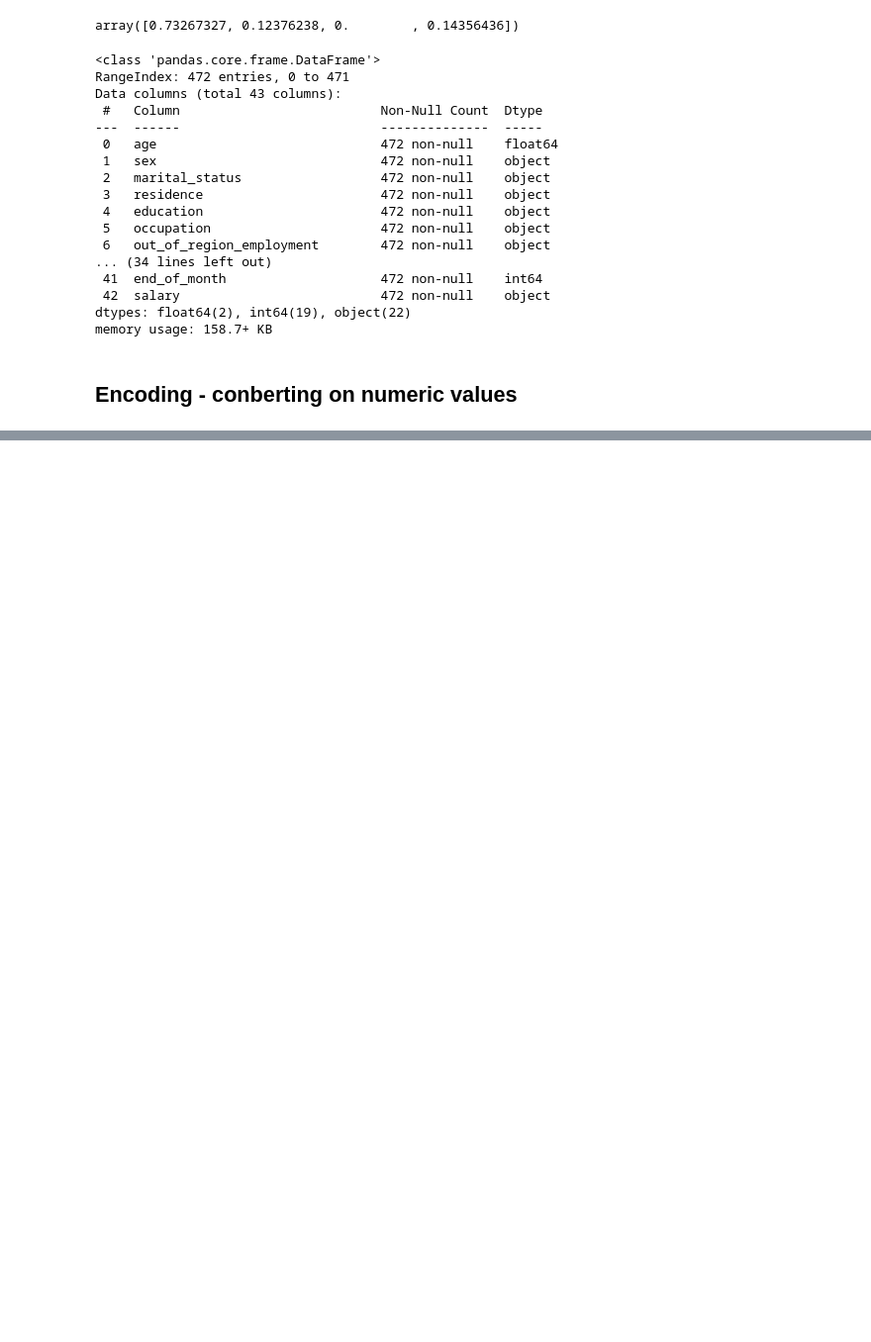
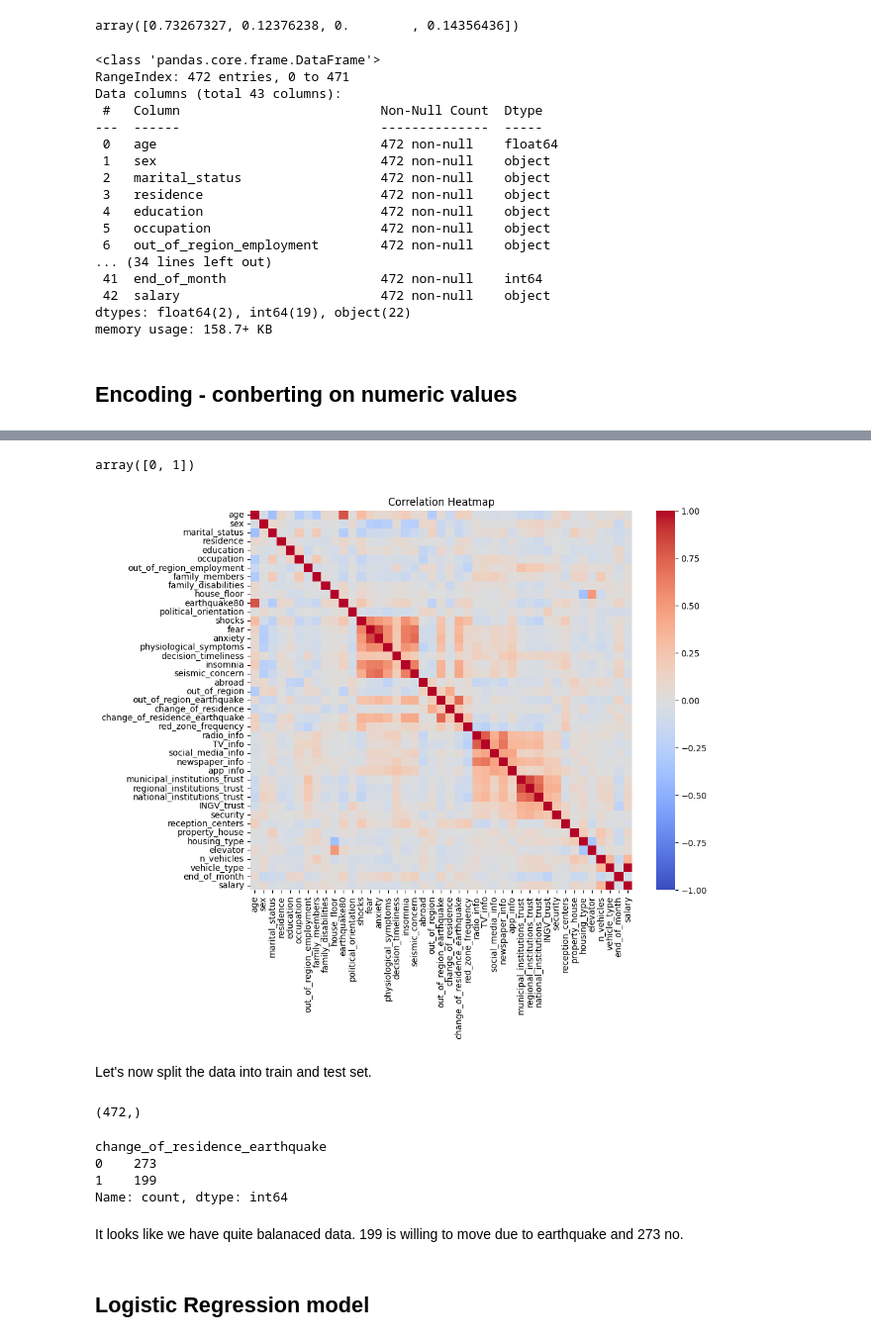
Before and after one commit to wksiazak/Earthquake_classifcation_project, a Jupyter notebook: Earthquake_Perception.ipynb, the cells around one changed output, grey strips where cells are left out. Shown at 99% size. Saved outputs shown, nothing was run; the diff lists cells and outputs as text; code cells hidden in the pictures; blank space fills up the shorter version.

```diff
--- a/Earthquake_Perception.ipynb
+++ b/Earthquake_Perception.ipynb
@@ -391,0 +413,4 @@ memory usage: 158.7+ KB
+# %%
+# Identyfikacja kolumn typu object
+object_columns = data.select_dtypes(include='object').columns
+print(f"\nColumns of type object: {object_columns}")
@@ -391,0 +426,10 @@ memory usage: 158.7+ KB
+# %%
+# Inicjalizacja LabelEncoder
+label_encoders = {}
+
+# Kodowanie wartości kategorycznych
+for col in object_columns:
+    if data[col].dtype == 'object':
+        le = LabelEncoder()
+        data[col] = le.fit_transform(data[col])
+        label_encoders[col] = le
@@ -391,0 +456,17 @@ memory usage: 158.7+ KB
+# %%
+data['change_of_residence_earthquake'].unique()
+# %% [output]
+array([0, 1])
+# %%
+data_corr = data.corr()
+# %%
+plt.figure(figsize=(10, 8))
+sns.heatmap(data_corr, annot=False, cmap='coolwarm', vmin=-1, vmax=1)
+
+# Dodanie tytułu
+plt.title('Correlation Heatmap')
+plt.show()
+# %% [output]
+[figure, added]
+# %% [markdown]
+Let's now split the data into train and test set.
@@ -391,0 +477,13 @@ memory usage: 158.7+ KB
+# %%
+y.shape
+# %% [output]
+(472,)
+# %%
+y.value_counts()
+# %% [output]
+change_of_residence_earthquake
+0    273
+1    199
+Name: count, dtype: int64
+# %% [markdown]
+It looks like we have quite balanaced data. 199 is willing to move due to earthquake and 273 no.
@@ -391,0 +492,2 @@ memory usage: 158.7+ KB
+# %% [markdown]
+## Logistic Regression model
```
Also changed, not shown: parts of 50 cells of this notebook.
